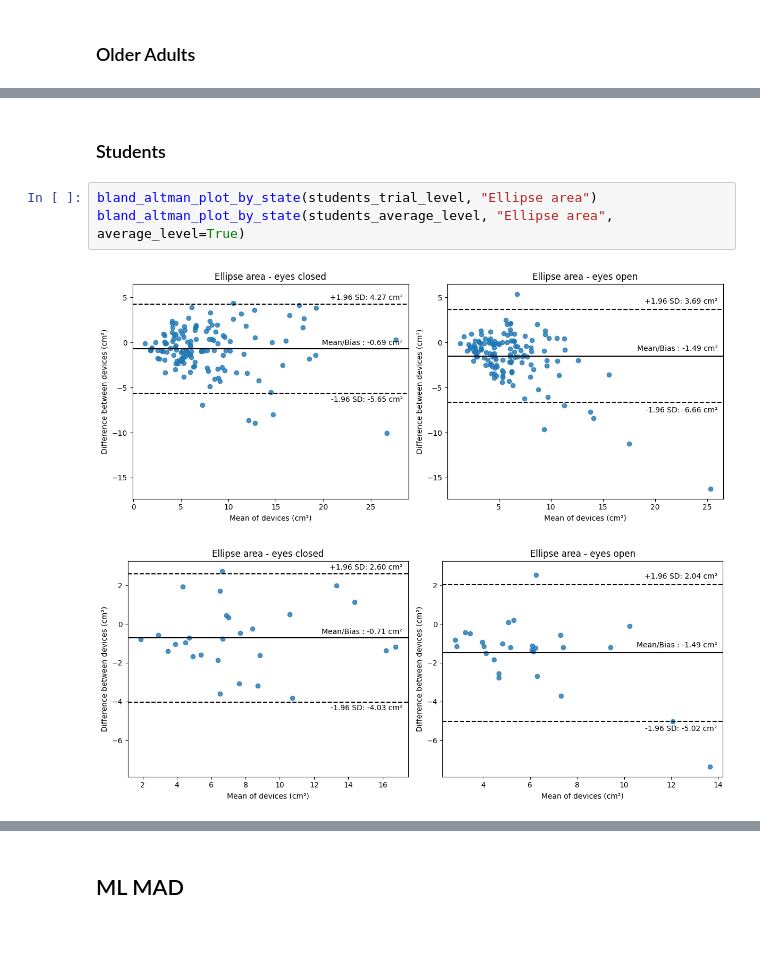
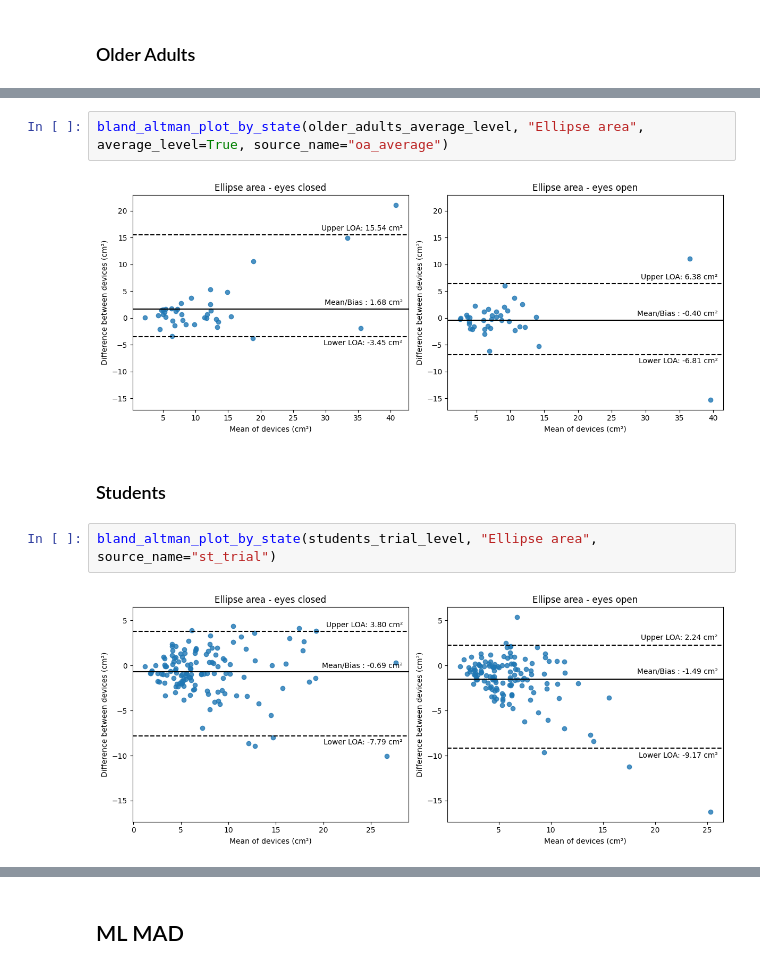
Before and after one commit to shahafgev/fall_risk_analysis, a Jupyter notebook: notebooks/device_comparision/bland_altman.ipynb, the cells around one changed output, grey strips where cells are left out. Drawn from its saved outputs; the diff is of its cells as text; blank space fills up the shorter version.

Commit message:
Fixed bland Altman with modular assumptions files

```diff
--- a/notebooks/device_comparision/bland_altman.ipynb
+++ b/notebooks/device_comparision/bland_altman.ipynb
@@ -103,8 +112,10 @@ bland_altman_plot_by_state(older_adults_average_level, "Ellipse area", average_l
+# %%
+bland_altman_plot_by_state(older_adults_average_level, "Ellipse area", average_level=True, source_name="oa_average")
+# %% [output]
+[figure, added]
 # %% [markdown]
 ### Students
 # %%
-bland_altman_plot_by_state(students_trial_level, "Ellipse area")
-bland_altman_plot_by_state(students_average_level, "Ellipse area", average_level=True)
+bland_altman_plot_by_state(students_trial_level, "Ellipse area", source_name="st_trial")
 # %% [output]
-[figure, old version]
+[figure, new version]
-[figure, removed]
```
Also changed, not shown: parts of 43 cells of this notebook, 7 other files.
